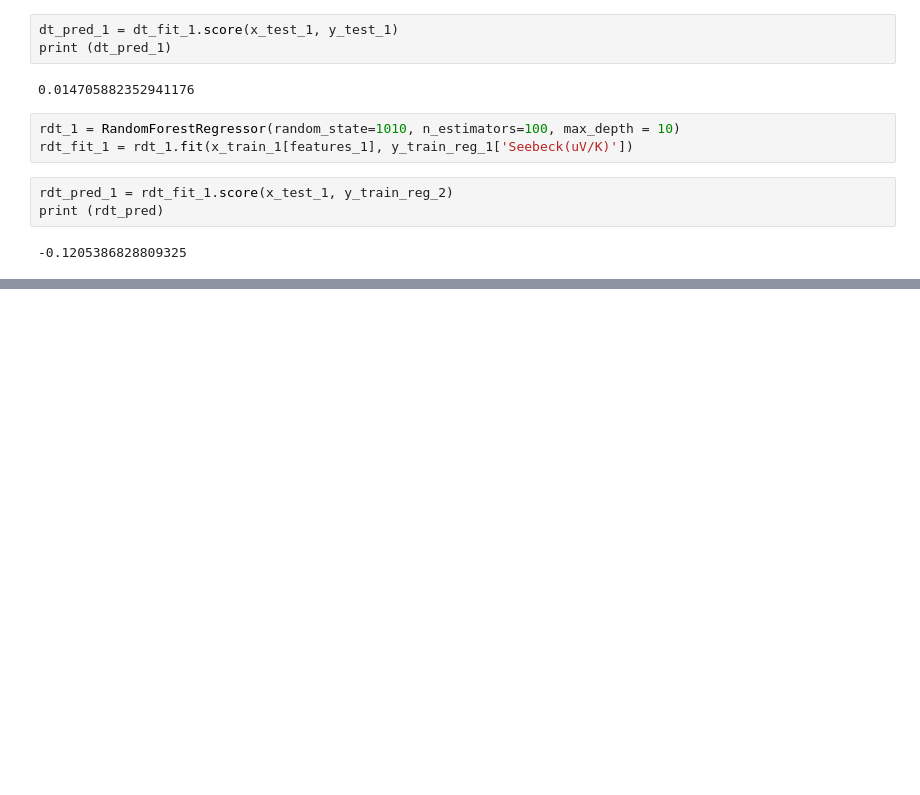
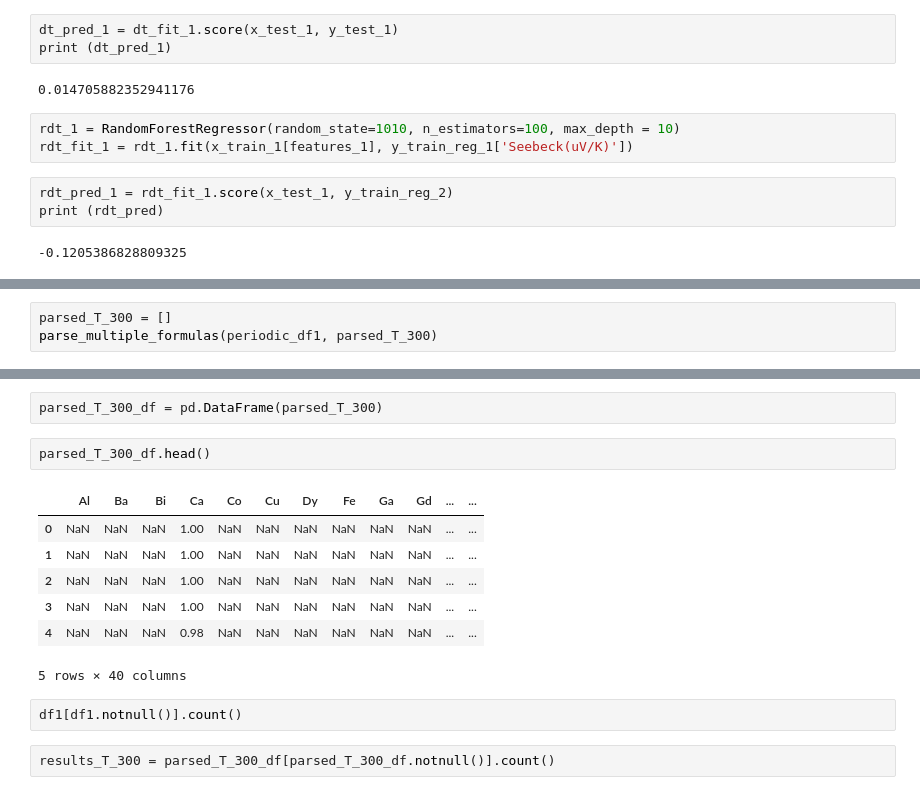
Before and after one commit to Luochenghuang/TEMANN, a Jupyter notebook: doc/Ellen_Exploration.ipynb, the cells around one changed output, grey strips where cells are left out. Cells and saved outputs as stored; diff of their text form; blank space fills up the shorter version.

```diff
--- a/doc/Ellen_Exploration.ipynb
+++ b/doc/Ellen_Exploration.ipynb
@@ -249,0 +424,3 @@ print (rdt_pred)
+# %%
+parsed_T_300 = []
+parse_multiple_formulas(periodic_df1, parsed_T_300)
@@ -249,0 +445,16 @@ print (rdt_pred)
+# %%
+parsed_T_300_df = pd.DataFrame(parsed_T_300)
+# %%
+parsed_T_300_df.head()
+# %% [output]
+|  | Al | Ba | Bi | Ca | Co | Cu | Dy | Fe | Ga | Gd | ... | ... |
+| 0 | NaN | NaN | NaN | 1.00 | NaN | NaN | NaN | NaN | NaN | NaN | ... | ... |
+| 1 | NaN | NaN | NaN | 1.00 | NaN | NaN | NaN | NaN | NaN | NaN | ... | ... |
+| 2 | NaN | NaN | NaN | 1.00 | NaN | NaN | NaN | NaN | NaN | NaN | ... | ... |
+| 3 | NaN | NaN | NaN | 1.00 | NaN | NaN | NaN | NaN | NaN | NaN | ... | ... |
+| 4 | NaN | NaN | NaN | 0.98 | NaN | NaN | NaN | NaN | NaN | NaN | ... | ... |
+5 rows × 40 columns
+# %%
+df1[df1.notnull()].count()
+# %%
+results_T_300 = parsed_T_300_df[parsed_T_300_df.notnull()].count()
```
Also changed, not shown: parts of 19 cells of this notebook.
